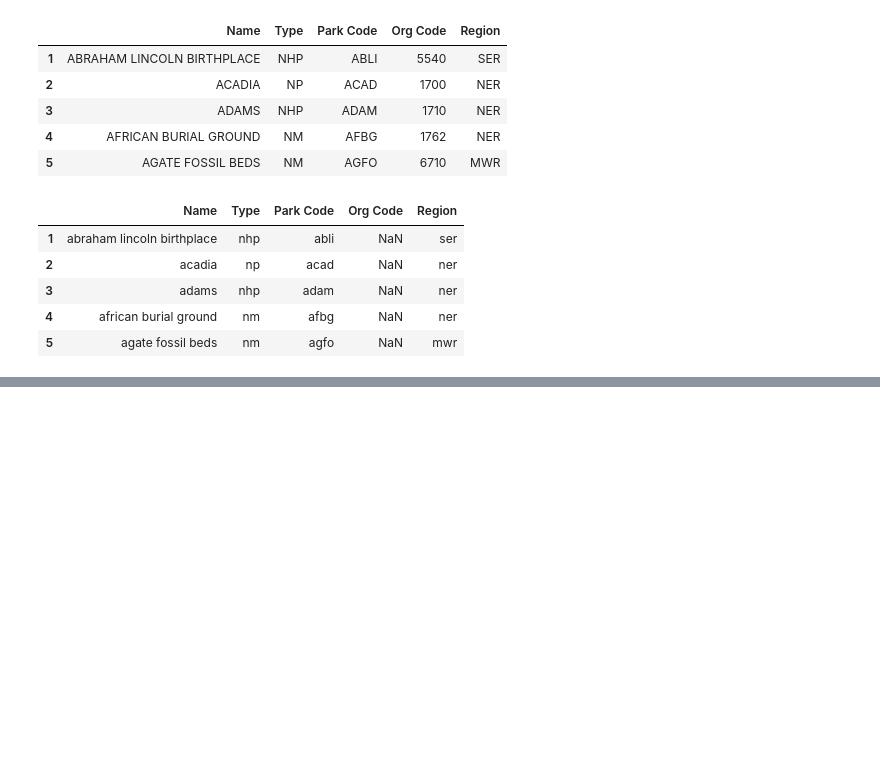
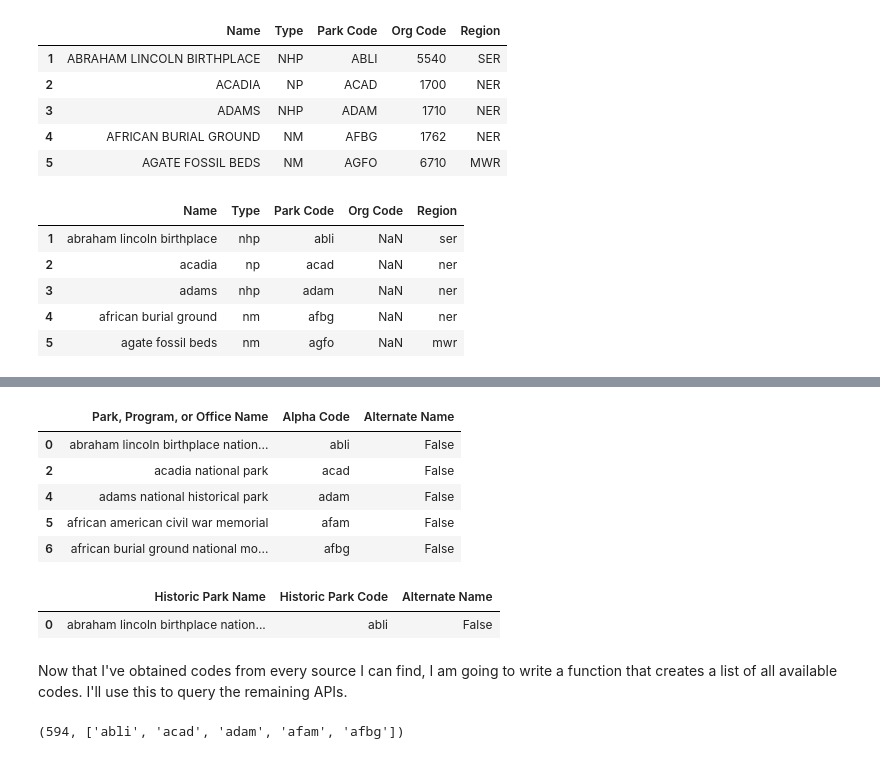
Before and after one commit to jeccalong/NPS_Mortality_Analysis, a Jupyter notebook: Notebooks/aquisitionAndCleaning.ipynb, the cells around one changed output, grey strips where cells are left out. Cells and saved outputs as stored; diff of their text form; code cells hidden in the pictures; blank space fills up the shorter version.

```diff
--- a/Notebooks/aquisitionAndCleaning.ipynb
+++ b/Notebooks/aquisitionAndCleaning.ipynb
@@ -742,0 +860,4 @@ df_units.head()
+# %%
+df_historic_codes = df_historic_codes[~(df_historic_codes["Alpha Code"].str.len() == 3)]
+
+df_historic_codes.info()
@@ -742,0 +875,26 @@ df_units.head()
+# %%
+cols = ["Park, Program, or Office Name",
+        "Alpha Code"]
+
+df_historic_codes[cols] = df_historic_codes[cols].apply(clean)
+
+df_historic_codes.head()
+# %% [output]
+|  | Park, Program, or Office Name | Alpha Code | Alternate Name |
+| 0 | abraham lincoln birthplace nation... | abli | False |
+| 2 | acadia national park | acad | False |
+| 4 | adams national historical park | adam | False |
+| 5 | african american civil war memorial | afam | False |
+| 6 | african burial ground national mo... | afbg | False |
+# %%
+df_historic_codes = df_historic_codes.rename(columns={
+    "Park, Program, or Office Name": "Historic Park Name",
+    "Alpha Code": "Historic Park Code"
+})
+
+df_historic_codes.head(1)
+# %% [output]
+|  | Historic Park Name | Historic Park Code | Alternate Name |
+| 0 | abraham lincoln birthplace nation... | abli | False |
+# %% [markdown]
+Now that I've obtained codes from every source I can find, I am going to write a function that creates a list of all available codes. I'll use this to query the remaining APIs.
@@ -742,0 +910,11 @@ df_units.head()
+# %%
+all_codes = get_all_park_codes(
+    df_historic_codes,
+    df_api_codes,
+    df_units,
+    df_visits
+)
+
+len(all_codes), all_codes[:5]
+# %% [output]
+(594, ['abli', 'acad', 'adam', 'afam', 'afbg'])
```
Also changed, not shown: parts of 18 cells of this notebook, 1 other file.
